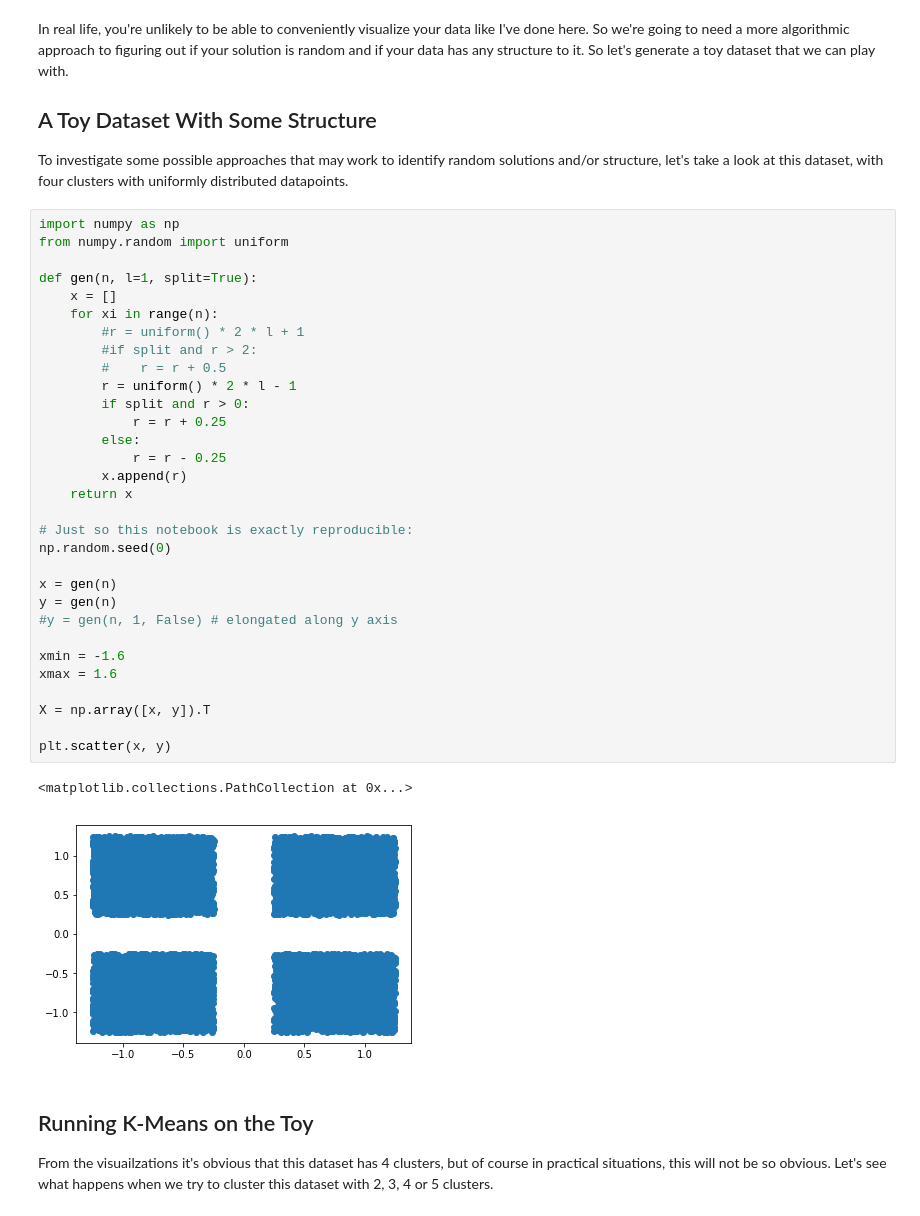
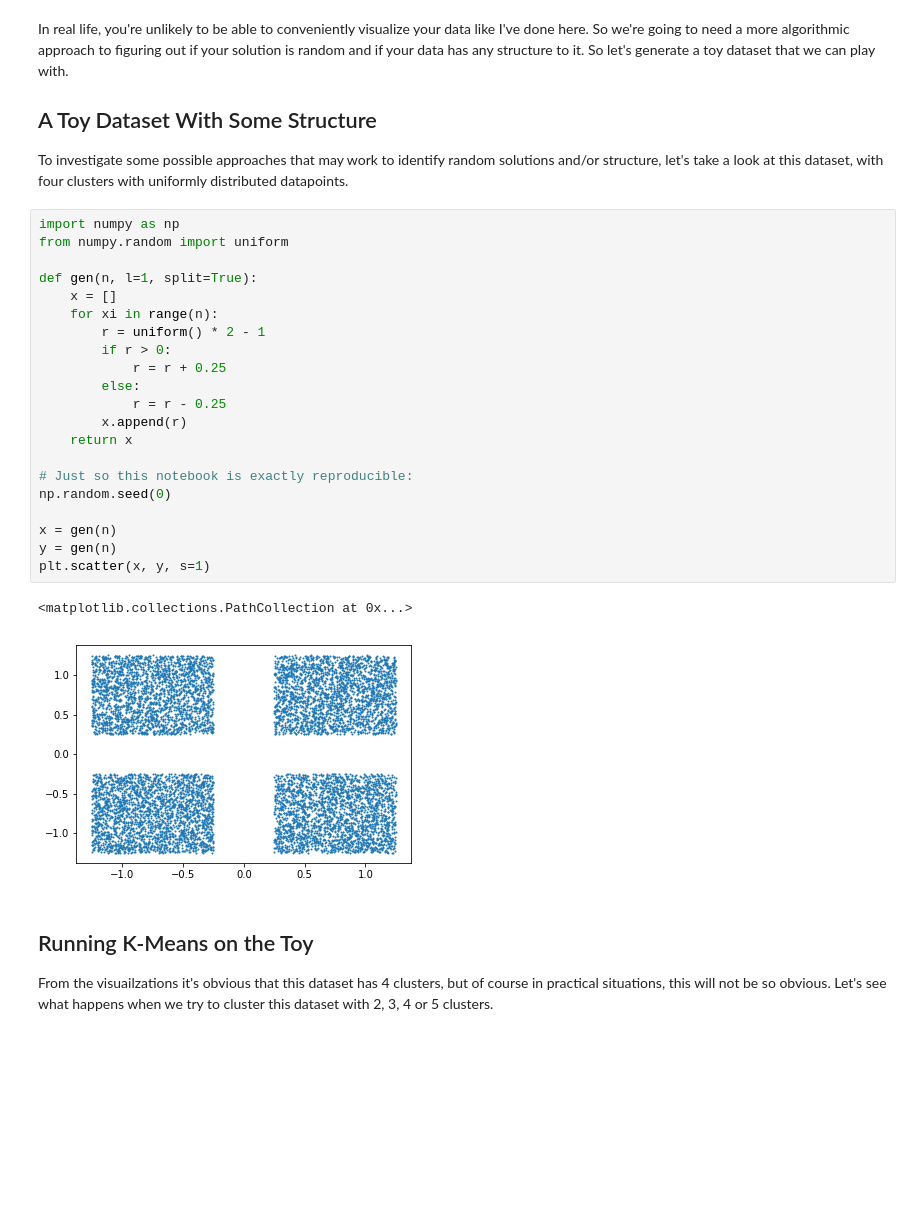
Before and after one commit to pbalm/mlbits, a Jupyter notebook: Weaponizing the randomness of k-means.ipynb, the cells around one changed output. Saved outputs shown, nothing was run; the diff lists cells and outputs as text; blank space fills up the shorter version.

```diff
--- a/Weaponizing the randomness of k-means.ipynb
+++ b/Weaponizing the randomness of k-means.ipynb
@@ -52,37 +51,27 @@ To investigate some possible approaches that may work to identify random solutio
 # %%
 import numpy as np
 from numpy.random import uniform
 
 def gen(n, l=1, split=True):
     x = []
     for xi in range(n):
-        #r = uniform() * 2 * l + 1
-        #if split and r > 2:
-        #    r = r + 0.5
-        r = uniform() * 2 * l - 1
-        if split and r > 0:
+        r = uniform() * 2 - 1
+        if r > 0:
             r = r + 0.25
         else:
             r = r - 0.25
         x.append(r)
     return x
 
 # Just so this notebook is exactly reproducible:
 np.random.seed(0)
 
 x = gen(n)
 y = gen(n)
-#y = gen(n, 1, False) # elongated along y axis
-
-xmin = -1.6
-xmax = 1.6
-
-X = np.array([x, y]).T
-
-plt.scatter(x, y)
+plt.scatter(x, y, s=1)
 # %% [output]
 <matplotlib.collections.PathCollection at 0x...>
-[figure, old version]
+[figure, new version]
 # %% [markdown]
 ## Running K-Means on the Toy
 
```
Also changed, not shown: parts of 12 cells of this notebook.
